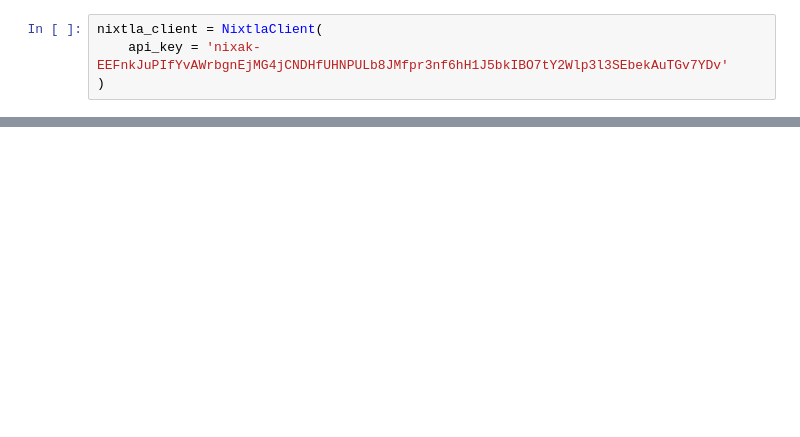
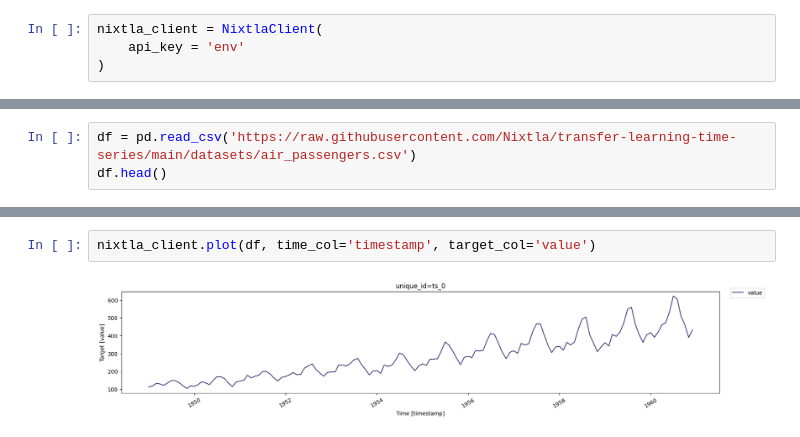
Before and after one commit to agusabdulrahman/Data-Science-Project, a Jupyter notebook: Generative_AI/forecasting_nixtala.ipynb, the cells around one changed output, grey strips where cells are left out. Drawn from its saved outputs; the diff is of its cells as text; blank space fills up the shorter version.

```diff
--- a/Generative_AI/forecasting_nixtala.ipynb
+++ b/Generative_AI/forecasting_nixtala.ipynb
@@ -6,4 +5,4 @@ ModuleNotFoundError: No module named 'nixtla'
 # %%
 nixtla_client = NixtlaClient(
-    api_key = 'nixak-EEFnkJuPIfYvAWrbgnEjMG4jCNDHfUHNPULb8JMfpr3nf6hH1J5bkIBO7tY2Wlp3l3SEbekAuTGv7YDv'
+    api_key = 'env'
 )
@@ -21,0 +9,3 @@ len(df)
+# %%
+df = pd.read_csv('https://raw.githubusercontent.com/Nixtla/transfer-learning-time-series/main/datasets/air_passengers.csv')
+df.head()
@@ -21,0 +19,4 @@ len(df)
+# %%
+nixtla_client.plot(df, time_col='timestamp', target_col='value')
+# %% [output]
+[figure, added]
```
Also changed, not shown: parts of 7 cells of this notebook.
